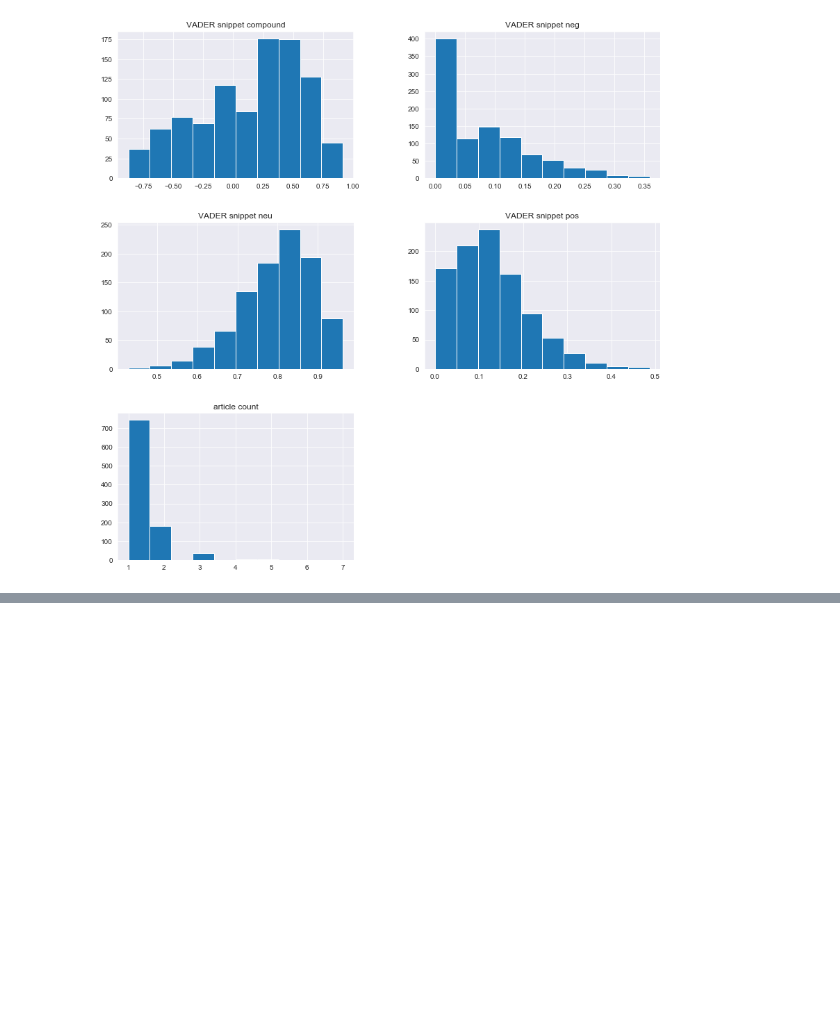
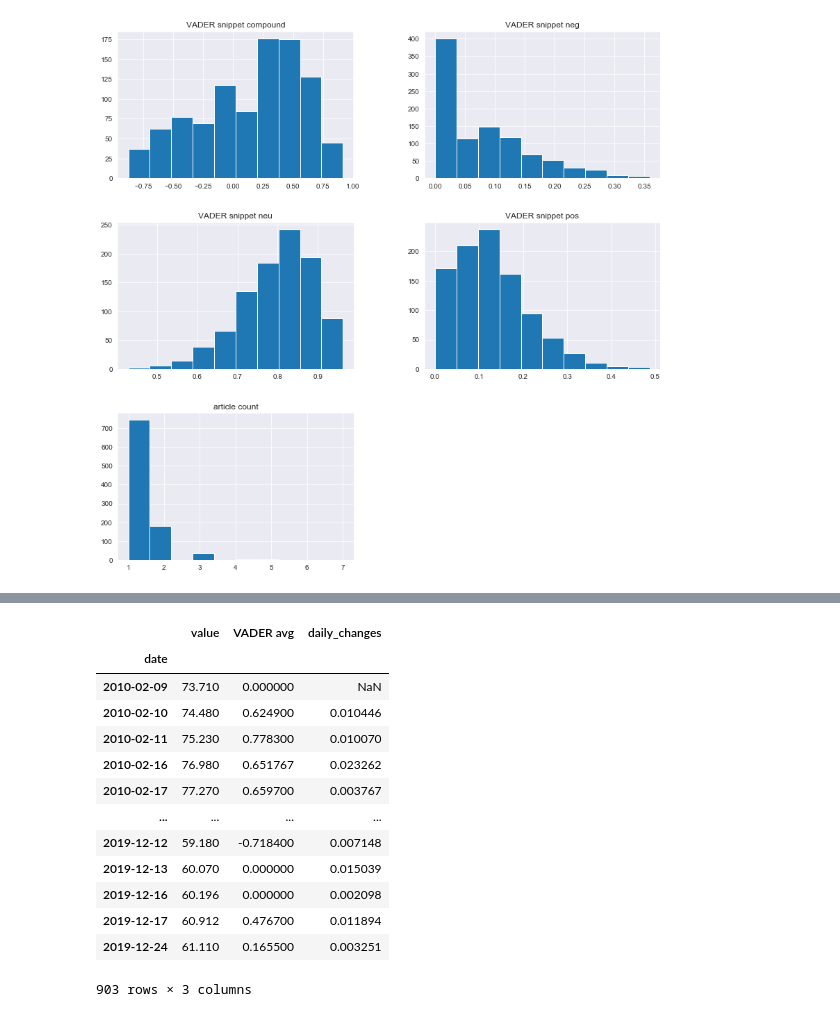
Before and after one commit to treyhunold/project_1, a Jupyter notebook: nyt_sentiment_analysis.ipynb, the cells around one changed output, grey strips where cells are left out. Drawn from its saved outputs; the diff is of its cells as text; code cells hidden in the pictures; blank space fills up the shorter version.

```diff
--- a/nyt_sentiment_analysis.ipynb
+++ b/nyt_sentiment_analysis.ipynb
@@ -298,0 +359,6 @@ axes = sentiment_counts.hist(figsize=(14,14))
+# %%
+# get sentiment average per day
+average = sentiment_compound.groupby('date').mean()
+average['VADER avg'] = average['VADER snippet compound']
+average = average[['VADER avg']]
+average
@@ -298,0 +413,18 @@ axes = sentiment_counts.hist(figsize=(14,14))
+# %%
+merged['daily_changes'] = daily_changes
+merged
+# %% [output]
+|  | value | VADER avg | daily_changes |
+| date |  |  |  |
+| 2010-02-09 | 73.710 | 0.000000 | NaN |
+| 2010-02-10 | 74.480 | 0.624900 | 0.010446 |
+| 2010-02-11 | 75.230 | 0.778300 | 0.010070 |
+| 2010-02-16 | 76.980 | 0.651767 | 0.023262 |
+| 2010-02-17 | 77.270 | 0.659700 | 0.003767 |
+| ... | ... | ... | ... |
+| 2019-12-12 | 59.180 | -0.718400 | 0.007148 |
+| 2019-12-13 | 60.070 | 0.000000 | 0.015039 |
+| 2019-12-16 | 60.196 | 0.000000 | 0.002098 |
+| 2019-12-17 | 60.912 | 0.476700 | 0.011894 |
+| 2019-12-24 | 61.110 | 0.165500 | 0.003251 |
+903 rows × 3 columns
```
Also changed, not shown: parts of 20 cells of this notebook.
